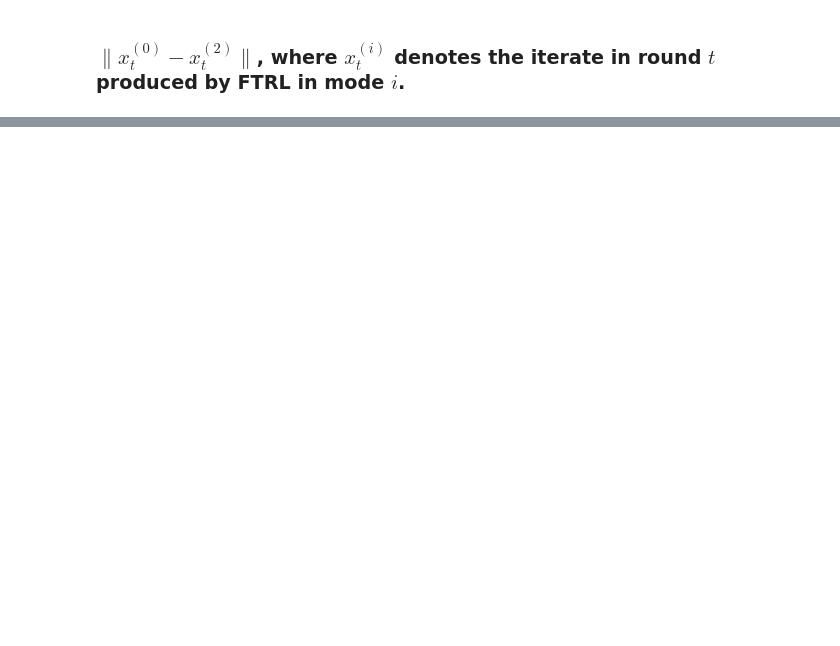
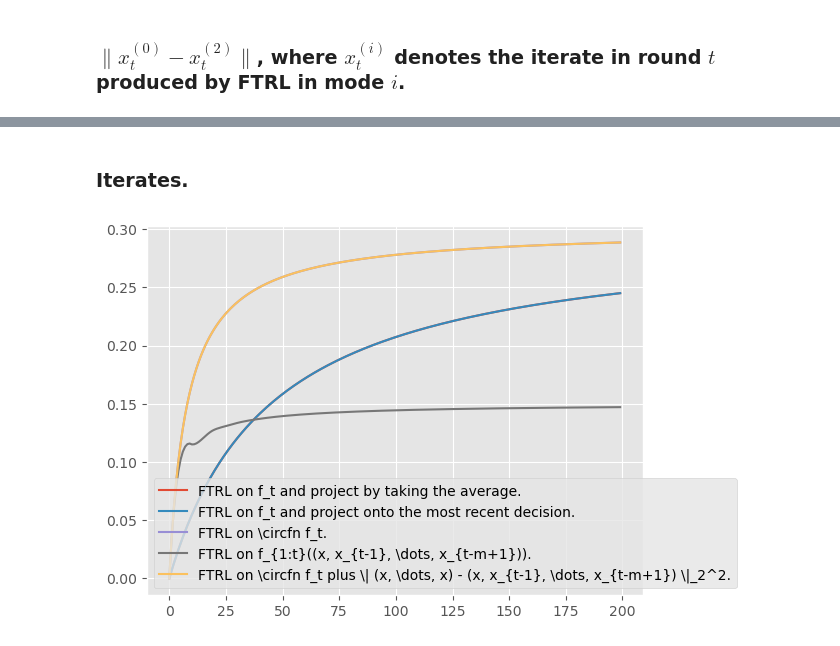
Before and after one commit to sdean-group/oco-with-memory-code, a Jupyter notebook: experiment.ipynb, the cells around one changed output, grey strips where cells are left out. Cells and saved outputs as stored; diff of their text form; code cells hidden in the pictures; blank space fills up the shorter version.

```diff
--- a/experiment.ipynb
+++ b/experiment.ipynb
@@ -177,0 +204,10 @@ logging.info(f'Decisions for mode 2: {[res.x for res in l_ftrl_res[2][:]]}')
+# %% [markdown]
+### Iterates.
+# %%
+for (i, mode) in enumerate(algorithms.mode_strs):
+    label = algorithms.mode_strs[mode]
+    plt.plot([res.x for res in l_ftrl_res[i][:]], label = label, alpha = l_alpha[i])
+plt.legend()
+plt.show()
+# %% [output]
+[figure, added]
```
Also changed, not shown: parts of 15 cells of this notebook, 1 other file.
